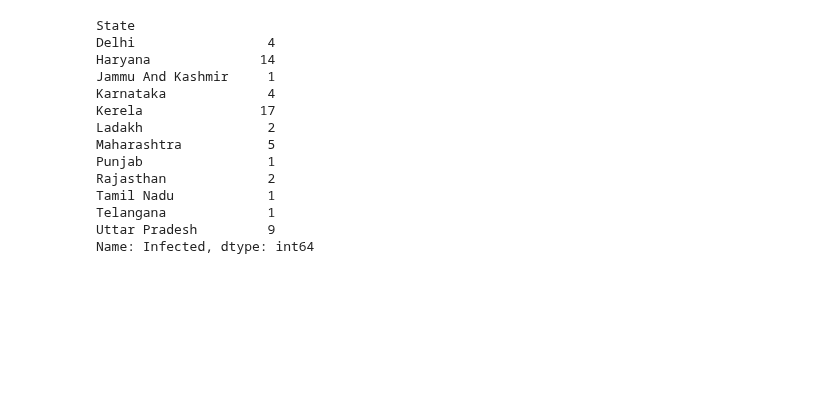
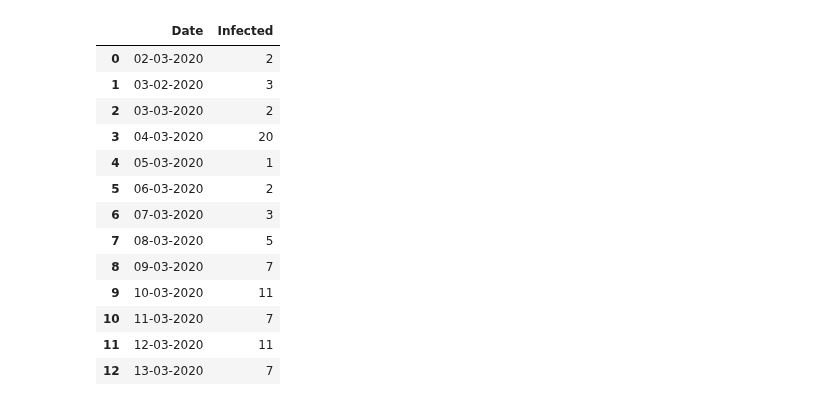
Before and after one commit to firefistKunal/DataScienceN00b, a Jupyter notebook: track_covid-19/query.ipynb, the cells around one changed output. Saved outputs shown, nothing was run; the diff lists cells and outputs as text; code cells hidden in the pictures; blank space fills up the shorter version.

```diff
--- a/track_covid-19/query.ipynb
+++ b/track_covid-19/query.ipynb
@@ -25,17 +7,18 @@ df
 # %%
-df.groupby('State')['Infected'].agg(np.sum)
+graph=df.groupby(['Date'])['Infected'].agg(np.sum).reset_index()
+graph
 # %% [output]
-State
-Delhi                 4
-Haryana              14
-Jammu And Kashmir     1
-Karnataka             4
-Kerela               17
-Ladakh                2
-Maharashtra           5
-Punjab                1
-Rajasthan             2
-Tamil Nadu            1
-Telangana             1
-Uttar Pradesh         9
-Name: Infected, dtype: int64
+|  | Date | Infected |
+| 0 | 02-03-2020 | 2 |
+| 1 | 03-02-2020 | 3 |
+| 2 | 03-03-2020 | 2 |
+| 3 | 04-03-2020 | 20 |
+| 4 | 05-03-2020 | 1 |
+| 5 | 06-03-2020 | 2 |
+| 6 | 07-03-2020 | 3 |
+| 7 | 08-03-2020 | 5 |
+| 8 | 09-03-2020 | 7 |
+| 9 | 10-03-2020 | 11 |
+| 10 | 11-03-2020 | 7 |
+| 11 | 12-03-2020 | 11 |
+| 12 | 13-03-2020 | 7 |
```
Also changed, not shown: parts of 6 cells of this notebook, 2 other files.
